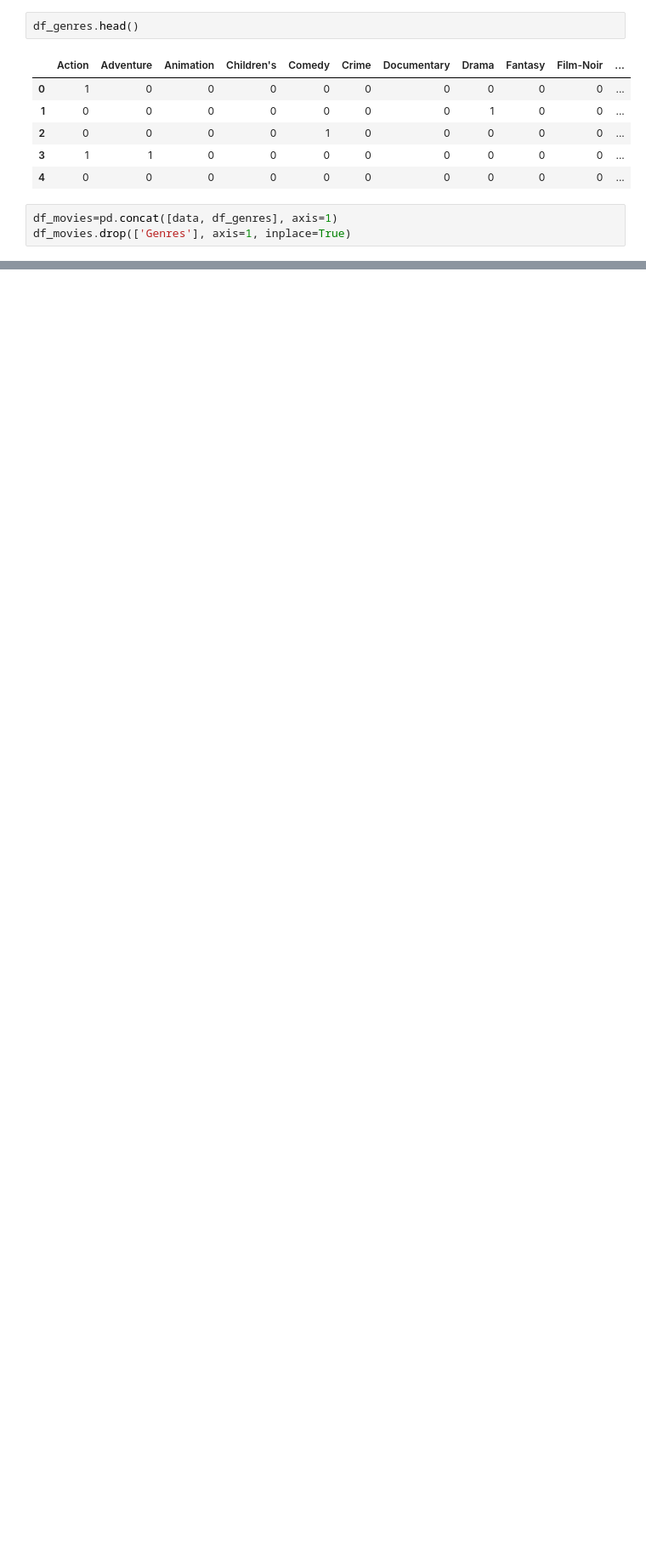
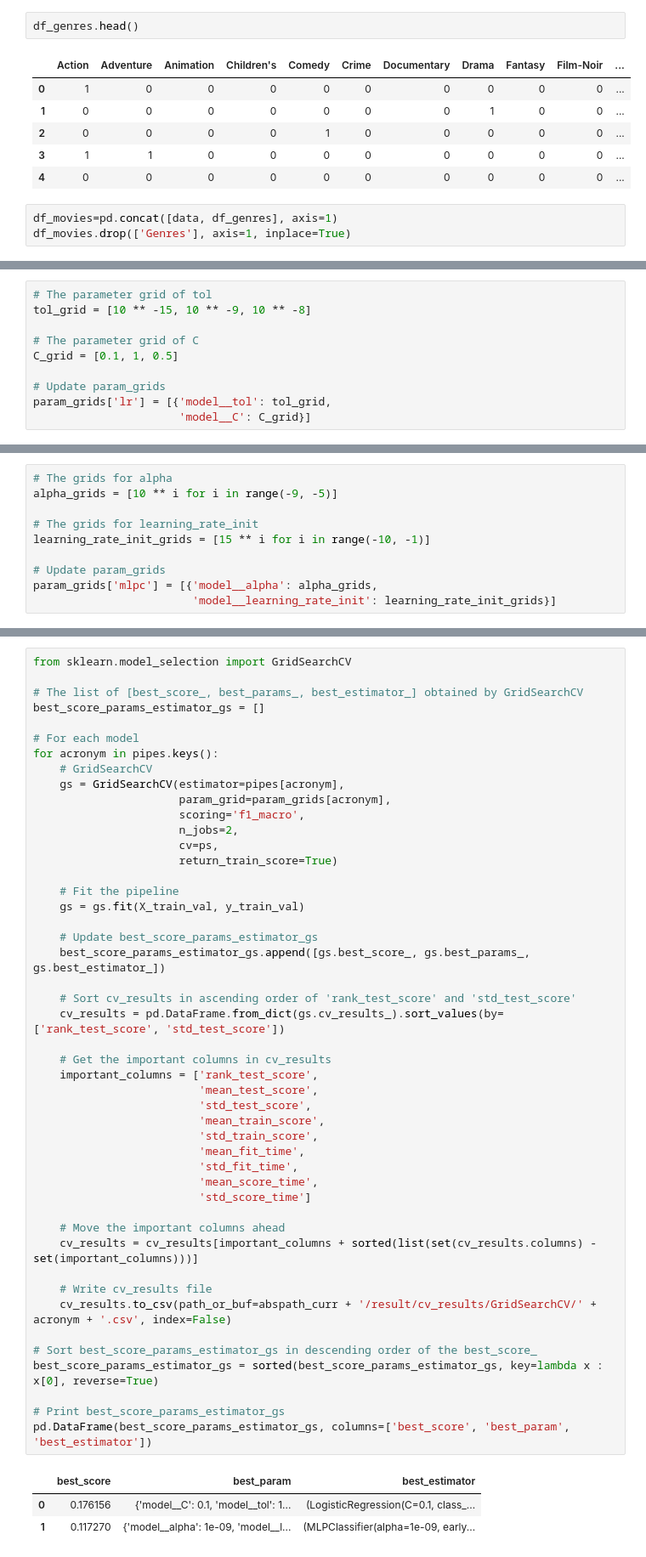
Before and after one commit to maxwellowusu/movie_recommender_system_ML, a Jupyter notebook: movie_recommender_max.ipynb, the cells around one changed output, grey strips where cells are left out. Shown: that part at 85% size. Drawn from its saved outputs; the diff is of its cells as text; blank space fills up the shorter version.

```diff
--- a/movie_recommender_max.ipynb
+++ b/movie_recommender_max.ipynb
@@ -274,0 +385,10 @@ df_movies.drop(['Genres'], axis=1, inplace=True)
+# %%
+# The parameter grid of tol
+tol_grid = [10 ** -15, 10 ** -9, 10 ** -8]
+
+# The parameter grid of C
+C_grid = [0.1, 1, 0.5]
+
+# Update param_grids
+param_grids['lr'] = [{'model__tol': tol_grid,
+                      'model__C': C_grid}]
@@ -274,0 +397,10 @@ df_movies.drop(['Genres'], axis=1, inplace=True)
+# %%
+# The grids for alpha
+alpha_grids = [10 ** i for i in range(-9, -5)]
+
+# The grids for learning_rate_init
+learning_rate_init_grids = [15 ** i for i in range(-10, -1)]
+
+# Update param_grids
+param_grids['mlpc'] = [{'model__alpha': alpha_grids,
+                        'model__learning_rate_init': learning_rate_init_grids}]
@@ -274,0 +417,51 @@ df_movies.drop(['Genres'], axis=1, inplace=True)
+# %%
+from sklearn.model_selection import GridSearchCV
+
+# The list of [best_score_, best_params_, best_estimator_] obtained by GridSearchCV
+best_score_params_estimator_gs = []
+
+# For each model
+for acronym in pipes.keys():
+    # GridSearchCV
+    gs = GridSearchCV(estimator=pipes[acronym],
+                      param_grid=param_grids[acronym],
+                      scoring='f1_macro',
+                      n_jobs=2,
+                      cv=ps,
+                      return_train_score=True)
+
+    # Fit the pipeline
+    gs = gs.fit(X_train_val, y_train_val)
+
+    # Update best_score_params_estimator_gs
+    best_score_params_estimator_gs.append([gs.best_score_, gs.best_params_, gs.best_estimator_])
+
+    # Sort cv_results in ascending order of 'rank_test_score' and 'std_test_score'
+    cv_results = pd.DataFrame.from_dict(gs.cv_results_).sort_values(by=['rank_test_score', 'std_test_score'])
+
+    # Get the important columns in cv_results
+    important_columns = ['rank_test_score',
+                         'mean_test_score',
+                         'std_test_score',
+                         'mean_train_score',
+                         'std_train_score',
+                         'mean_fit_time',
+                         'std_fit_time',
+                         'mean_score_time',
+                         'std_score_time']
+
+    # Move the important columns ahead
+    cv_results = cv_results[important_columns + sorted(list(set(cv_results.columns) - set(important_columns)))]
+
+    # Write cv_results file
+    cv_results.to_csv(path_or_buf=abspath_curr + '/result/cv_results/GridSearchCV/' + acronym + '.csv', index=False)
+
+# Sort best_score_params_estimator_gs in descending order of the best_score_
+best_score_params_estimator_gs = sorted(best_score_params_estimator_gs, key=lambda x : x[0], reverse=True)
+
+# Print best_score_params_estimator_gs
+pd.DataFrame(best_score_params_estimator_gs, columns=['best_score', 'best_param', 'best_estimator'])
+# %% [output]
+|  | best_score | best_param | best_estimator |
+| 0 | 0.176156 | {'model__C': 0.1, 'model__tol': 1... | (LogisticRegression(C=0.1, class_... |
+| 1 | 0.117270 | {'model__alpha': 1e-09, 'model__l... | (MLPClassifier(alpha=1e-09, early... |
```
Also changed, not shown: parts of 31 cells of this notebook.
